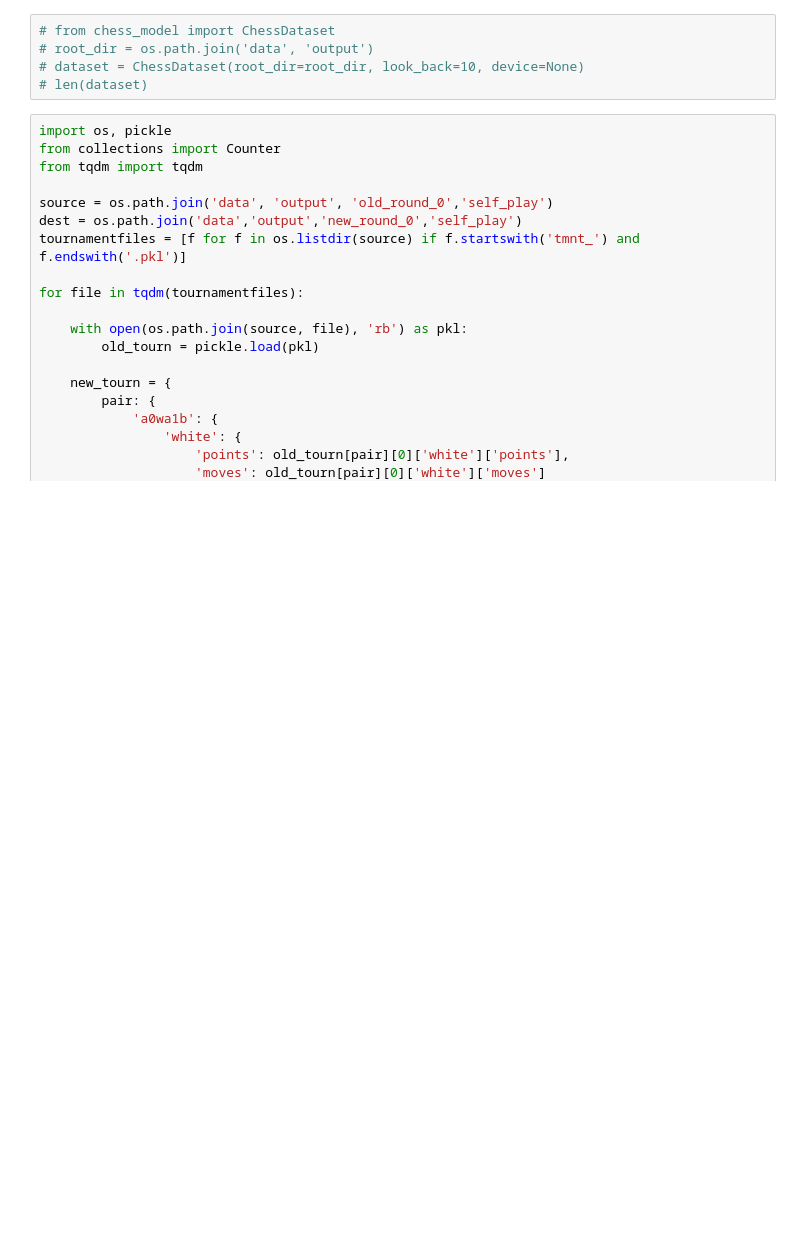
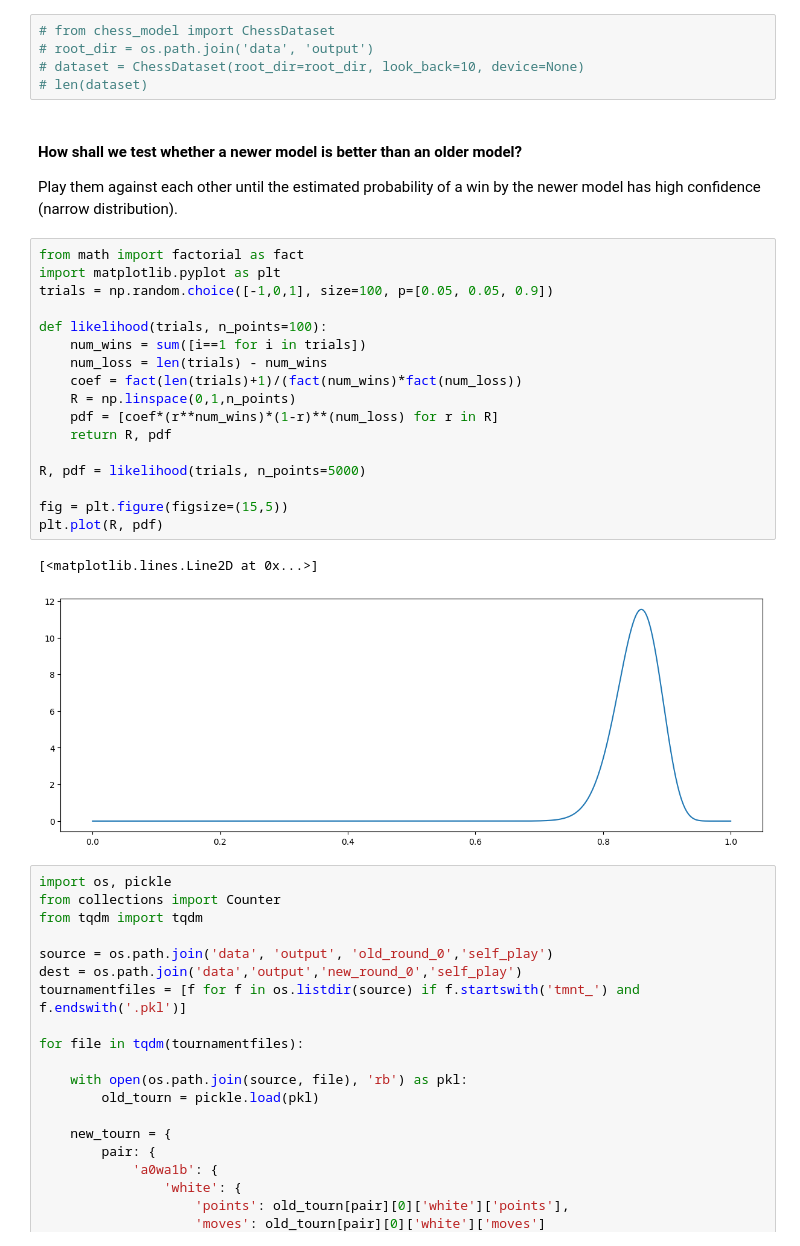
Before and after one commit to Adam-Peaston/chess, a Jupyter notebook: Scratch Pad.ipynb, the cells around one changed output. Cells and saved outputs as stored; diff of their text form; blank space fills up the shorter version.

Commit message:
Test for model self-improvement defined

```diff
--- a/Scratch Pad.ipynb
+++ b/Scratch Pad.ipynb
@@ -35,6 +35,29 @@ Counter({1.0: 7, 0.0: 1})
 # root_dir = os.path.join('data', 'output')
 # dataset = ChessDataset(root_dir=root_dir, look_back=10, device=None)
 # len(dataset)
+# %% [markdown]
+#### How shall we test whether a newer model is better than an older model?
+Play them against each other until the estimated probability of a win by the newer model has high confidence (narrow distribution).
+# %%
+from math import factorial as fact
+import matplotlib.pyplot as plt
+trials = np.random.choice([-1,0,1], size=100, p=[0.05, 0.05, 0.9])
+
+def likelihood(trials, n_points=100):
+    num_wins = sum([i==1 for i in trials])
+    num_loss = len(trials) - num_wins
+    coef = fact(len(trials)+1)/(fact(num_wins)*fact(num_loss))
+    R = np.linspace(0,1,n_points)
+    pdf = [coef*(r**num_wins)*(1-r)**(num_loss) for r in R]
+    return R, pdf
+
+R, pdf = likelihood(trials, n_points=5000)
+
+fig = plt.figure(figsize=(15,5))
+plt.plot(R, pdf)
+# %% [output]
+[<matplotlib.lines.Line2D at 0x...>]
+[figure, added]
 # %%
 import os, pickle
 from collections import Counter
```
Also changed, not shown: 1 other file.
